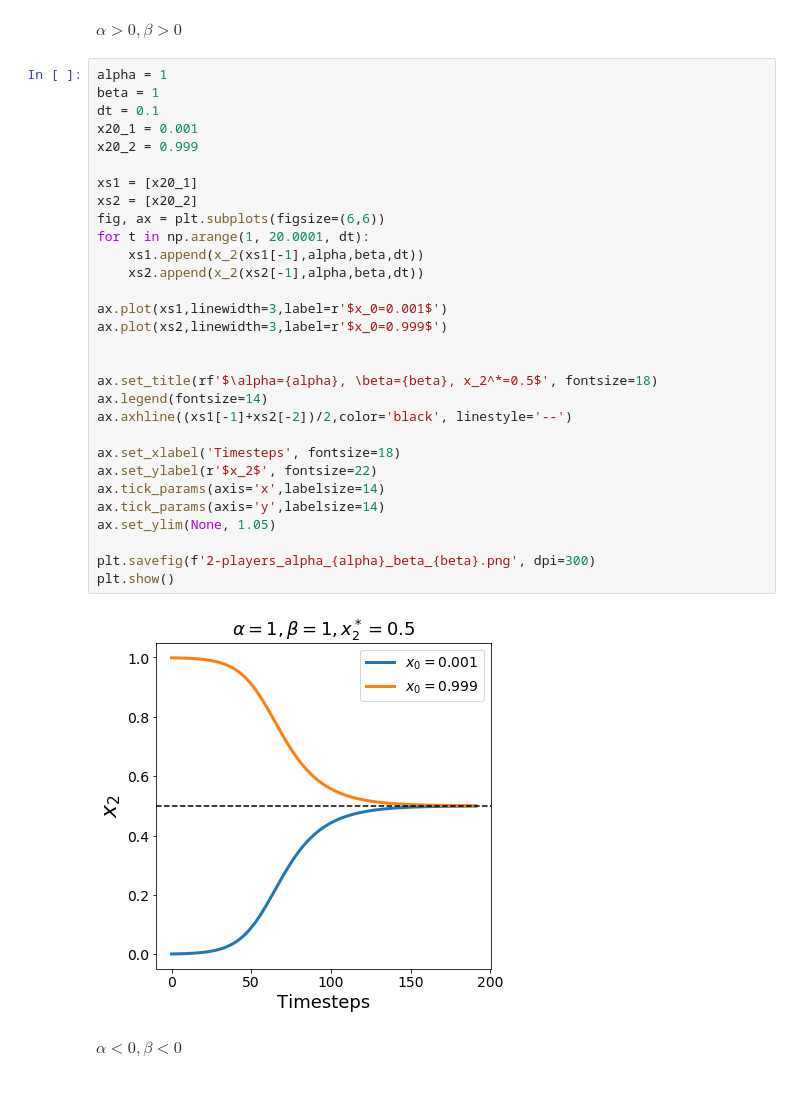
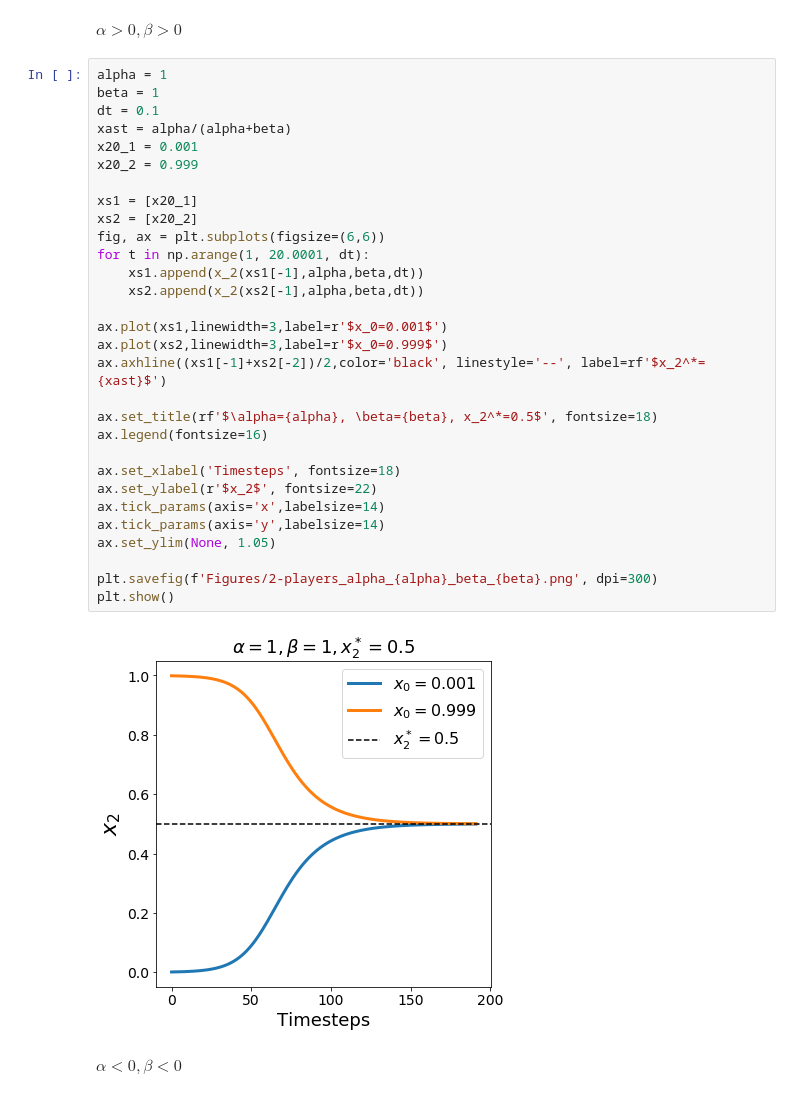
Before and after one commit to gyanezfeliu/dynamics_dormancy, a Jupyter notebook: Evolutionary dynamics of cancer dormancy.ipynb, the cells around one changed output. Saved outputs shown, nothing was run; the diff lists cells and outputs as text.

```diff
--- a/Evolutionary dynamics of cancer dormancy.ipynb
+++ b/Evolutionary dynamics of cancer dormancy.ipynb
@@ -152,35 +160,35 @@ $\alpha>0, \beta>0$
 # %%
 alpha = 1
 beta = 1
 dt = 0.1
+xast = alpha/(alpha+beta)
 x20_1 = 0.001
 x20_2 = 0.999
 
 xs1 = [x20_1]
 xs2 = [x20_2]
 fig, ax = plt.subplots(figsize=(6,6))
 for t in np.arange(1, 20.0001, dt):
     xs1.append(x_2(xs1[-1],alpha,beta,dt))
     xs2.append(x_2(xs2[-1],alpha,beta,dt))
 
 ax.plot(xs1,linewidth=3,label=r'$x_0=0.001$')
 ax.plot(xs2,linewidth=3,label=r'$x_0=0.999$')
-
+ax.axhline((xs1[-1]+xs2[-2])/2,color='black', linestyle='--', label=rf'$x_2^*={xast}$')
 
 ax.set_title(rf'$\alpha={alpha}, \beta={beta}, x_2^*=0.5$', fontsize=18)
-ax.legend(fontsize=14)
-ax.axhline((xs1[-1]+xs2[-2])/2,color='black', linestyle='--')
+ax.legend(fontsize=16)
 
 ax.set_xlabel('Timesteps', fontsize=18)
 ax.set_ylabel(r'$x_2$', fontsize=22)
 ax.tick_params(axis='x',labelsize=14)
 ax.tick_params(axis='y',labelsize=14)
 ax.set_ylim(None, 1.05)
 
-plt.savefig(f'2-players_alpha_{alpha}_beta_{beta}.png', dpi=300)
+plt.savefig(f'Figures/2-players_alpha_{alpha}_beta_{beta}.png', dpi=300)
 plt.show()
 # %% [output]
-[figure, old version]
+[figure, new version]
 # %% [markdown]
 $\alpha<0, \beta<0$
 # %%
```
Also changed, not shown: parts of 98 cells of this notebook, 3 other files.
